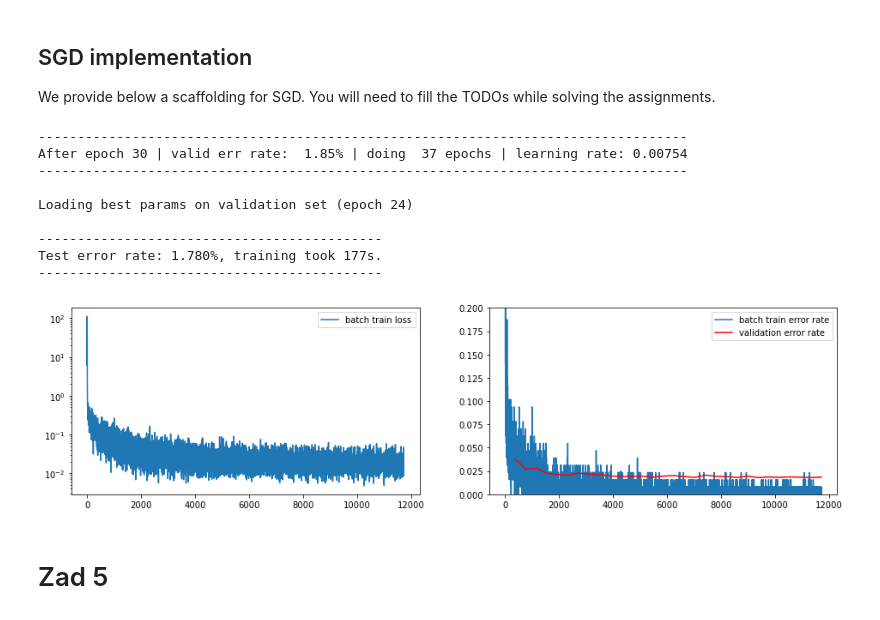
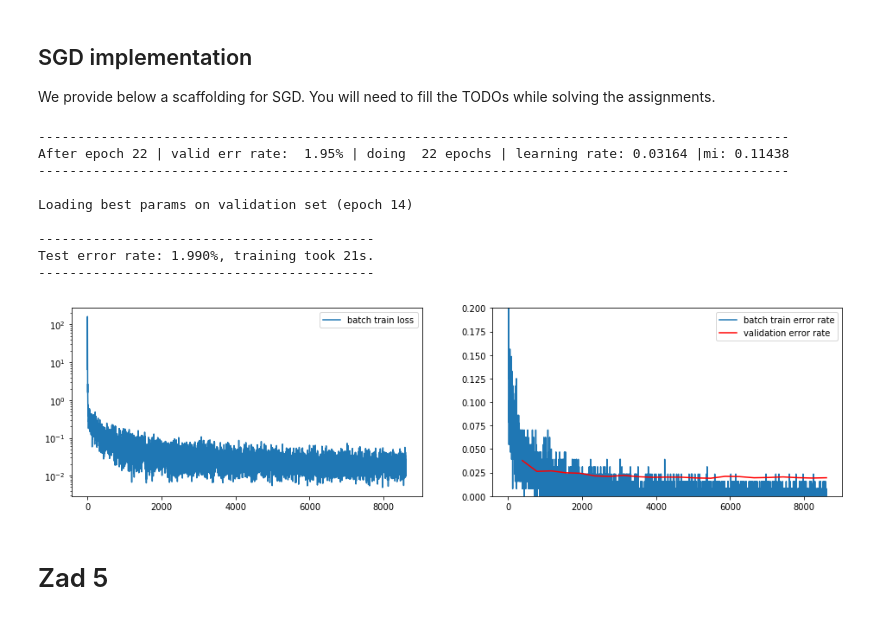
Before and after one commit to lekcyjna123/dl_uwr, a Jupyter notebook: Assignments/Assignment2.ipynb, the cells around one changed output. Saved outputs shown, nothing was run; the diff lists cells and outputs as text; code cells hidden in the pictures.

```diff
--- a/Assignments/Assignment2.ipynb
+++ b/Assignments/Assignment2.ipynb
@@ -424,7 +453,10 @@ def SGD(
     device="cpu",
     epoch_timer_to_reset_alpha=10,
     alpha_decay=0.95,
-    min_alpha=0.01
+    min_alpha=0.01,
+    mi_decay=0.9,
+    mi_start_dec_epoch=2,
+    mi_stop_dec_epoch=15
 ):
 
     # Put the model in train mode, and move to the evaluation device.
@@ -446,7 +478,6 @@ def SGD(
     best_val_err = np.inf
     orginal_alpha=alpha
     orginal_mi=mi
-    mi=0.0
     history = {"train_losses": [], "train_errs": [], "val_errs": []}
     print("Training the model!")
     print("Interrupt at any time to evaluate the best validation model so far.")
@@ -468,9 +499,8 @@ def SGD(
             #else:
             #    alpha*=alpha_decay
 
-            #if (epoch>0 and epoch<10):
-            #    mi=np.maximum(mi+0.04,orginal_mi)
-            mi=orginal_mi
+            if (epoch>=mi_start_dec_epoch and epoch<=mi_stop_dec_epoch):
+                mi*=mi_decay
 
             for x, y in data_loaders["train"]:
                 x = x.to(device)
@@ -496,7 +526,7 @@ def SGD(
                             # on weights by changing the gradients
                             # p.grad += TODO
                             #
-                            p.grad+=2*decay*p
+                            p.grad+=(2*decay)*p
 
                         #
                         # TODO for Problem 1.2: Implement a learning rate schedule
@@ -549,8 +579,8 @@ def SGD(
                 best_val_err = val_err_rate
                 best_params = [p.detach().cpu() for p in model.parameters()]
             clear_output(True)
-            m = "After epoch {0: >2} | valid err rate: {1: >5.2f}% | doing {2: >3} epochs | learning rate: {3: >5.5f}".format(
-                epoch, val_err_rate * 100.0, num_epochs, alpha
+            m = "After epoch {0: >2} | valid err rate: {1: >5.2f}% | doing {2: >3} epochs | learning rate: {3: >5.5f} |mi: {4: >5.5f}".format(
+                epoch, val_err_rate * 100.0, num_epochs, alpha, mi
             )
             print("{0}\n{1}\n{0}".format("-" * len(m), m))
 
@@ -587,42 +617,42 @@ model = Model(nn.Linear(28 * 28, 1024),
 with torch.no_grad():
     # Initialize parameters
     for name, p in model.named_parameters():
         if "weight" in name:
             p.normal_(0, 1/np.sqrt(p.shape[0]))
         elif "bias" in name:
             p.zero_()
         else:
             raise ValueError('Unknown parameter name "%s"' % name)
 
 # On GPU enabled devices set device='cuda' else set device='cpu'
 t_start = time.time()
 #SGD(model, mnist_loaders, alpha=1e-1, max_num_epochs=30, device="cpu", epoch_timer_to_reset_alpha=5,
 #    alpha_decay=0.65, mi=0.50, decay=0.0008)
 #SGD(model, mnist_loaders, alpha=1e-1, max_num_epochs=40, device="cpu", epoch_timer_to_reset_alpha=6,
 #    alpha_decay=0.75, mi=0.4, decay=0.0)
 #SGD(model, mnist_loaders, alpha=1e-1, max_num_epochs=30, device="cpu", epoch_timer_to_reset_alpha=6,
 #    alpha_decay=0.75, mi=0.5, decay=0.001)
-SGD(model, mnist_loaders, alpha=1e-1, max_num_epochs=30, device="cpu", epoch_timer_to_reset_alpha=5,
+SGD(model, mnist_loaders, alpha=1e-1, max_num_epochs=30, device="cuda", epoch_timer_to_reset_alpha=5,
     alpha_decay=0.75, mi=0.50, decay=0.0008)
 
 
 test_err_rate = compute_error_rate(model, mnist_loaders["test"])
 m = (
     f"Test error rate: {test_err_rate * 100.0:.3f}%, "
     f"training took {time.time() - t_start:.0f}s."
 )
 print("{0}\n{1}\n{0}".format("-" * len(m), m))
 # %% [output]
------------------------------------------------------------------------------------
-After epoch 30 | valid err rate:  1.85% | doing  37 epochs | learning rate: 0.00754
------------------------------------------------------------------------------------
+------------------------------------------------------------------------------------------------
+After epoch 22 | valid err rate:  1.95% | doing  22 epochs | learning rate: 0.03164 |mi: 0.11438
+------------------------------------------------------------------------------------------------
 
-Loading best params on validation set (epoch 24)
+Loading best params on validation set (epoch 14)
 
---------------------------------------------
-Test error rate: 1.780%, training took 177s.
---------------------------------------------
+-------------------------------------------
+Test error rate: 1.990%, training took 21s.
+-------------------------------------------
-[figure, old version]
+[figure, new version]
 # %% [markdown]
 # Zad 5
 # %%
```
Also changed, not shown: parts of 10 cells of this notebook.
